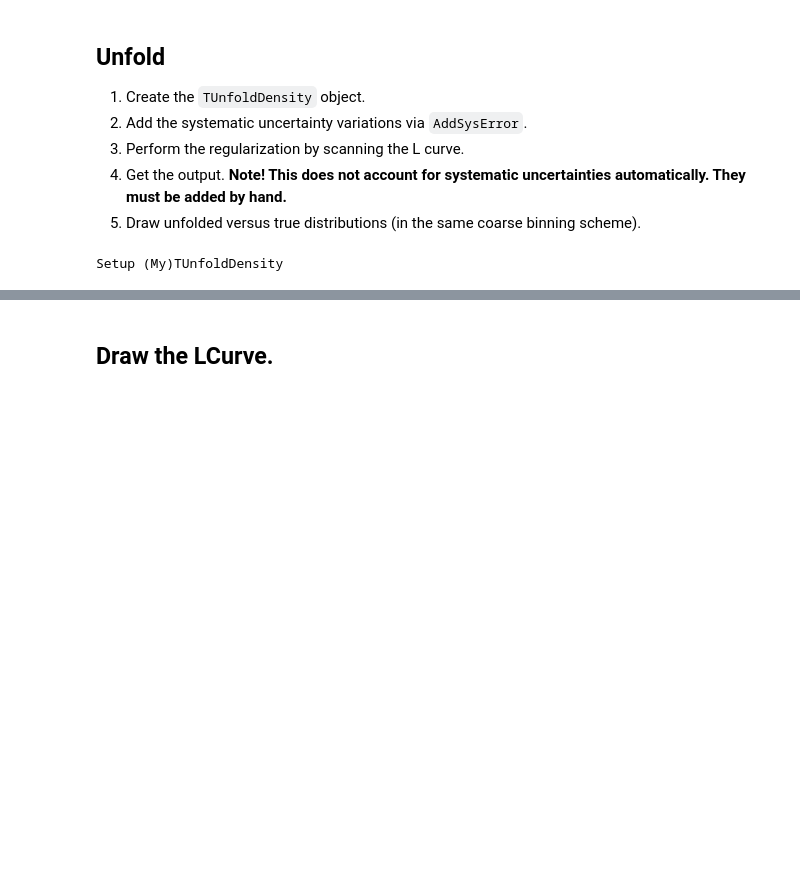
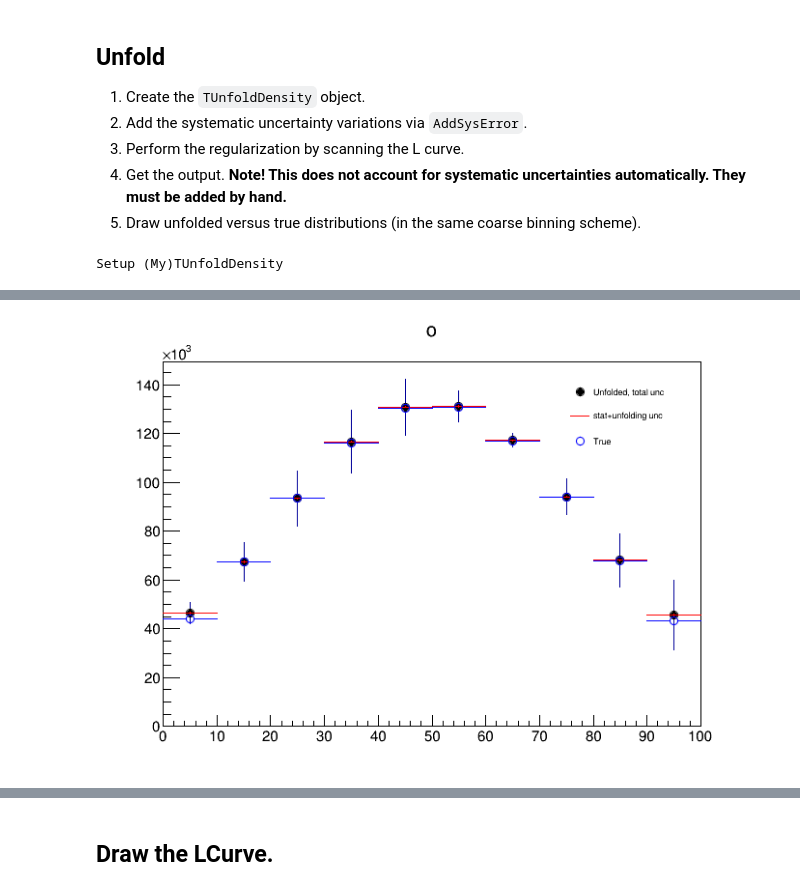
Before and after one commit to rappoccio/TUnfoldExamples, a Jupyter notebook: tunfoldsys_example_normalized.ipynb, the cells around one changed output, grey strips where cells are left out. Drawn from its saved outputs; the diff is of its cells as text; code cells hidden in the pictures; blank space fills up the shorter version.

```diff
--- a/tunfoldsys_example_normalized.ipynb
+++ b/tunfoldsys_example_normalized.ipynb
@@ -32,11 +28,13 @@ M1.SetTitle("+1#sigma")
 M2.SetTitle("-1#sigma")
 
 res = 1.0
-scaleup = 1.01
-scaledn = 0.99
+scaleup = 1.05
+scaledn = 0.95
 
 Npe = 10000
 v = np.linspace(minval, maxval, maxval+1)
+
+
 # First get a Gaussian centered at each bin with the experimental resolution
 rx = np.random.normal( loc=v, scale=res, size=(Npe,v.size) )
 ry = np.random.normal( loc=rx, scale=res)
@@ -171,26 +160,78 @@ axisSteering =  "*[b]"
 
 u = ROOT.MyTUnfoldDensity(M,orientation,regMode,con)
 u.SetInput( h )
-u.AddSysError(M1, "Up", orientation, ROOT.TUnfoldDensity.kSysErrModeShift)
-u.AddSysError(M2, "Dn", orientation, ROOT.TUnfoldDensity.kSysErrModeShift)
+u.AddSysError(M1, "Up", orientation, ROOT.TUnfoldDensity.kSysErrModeMatrix)
+u.AddSysError(M2, "Dn", orientation, ROOT.TUnfoldDensity.kSysErrModeMatrix)
 #ROOT.TUnfoldDensity.kSysErrModeRelative)# ROOT.TUnfoldDensity.kSysErrModeShift)
 
 # Regularize
+nScan=50
+tauMin=0.0
+tauMax=0.0
+iBest=0
 
-if regularize:
-    nScan=50
-    tauMin=0.0
-    tauMax=0.0
-    iBest=0
-
-    logTauX = ROOT.MakeNullPointer(ROOT.TSpline)
-    logTauY = ROOT.MakeNullPointer(ROOT.TSpline)
-    lCurve = ROOT.MakeNullPointer(ROOT.TGraph)
-    u.ScanLcurve(nScan,tauMin,tauMax,lCurve,logTauX,logTauY)
-
+logTauX = ROOT.MakeNullPointer(ROOT.TSpline)
+logTauY = ROOT.MakeNullPointer(ROOT.TSpline)
+lCurve = ROOT.MakeNullPointer(ROOT.TGraph)
+u.ScanLcurve(nScan,tauMin,tauMax,lCurve,logTauX,logTauY)
 
 # Get output... DOES NOT CONTAIN SYSTEMATICS.
 o = u.GetOutput("o")
+
+# Get systematic shifts of output
+o_up = u.GetDeltaSysSource("Up", "o_upshift", "+1#sigma")
+o_dn = u.GetDeltaSysSource("Dn", "o_dnshift", "-1#sigma")
+o_up.SetLineStyle(2)
+o_dn.SetLineStyle(2)
+
+# Get various covariances
+cov = u.GetEmatrixTotal("cov", "Covariance Matrix")
+cov_uncorr = u.GetEmatrixSysUncorr("cov_uncorr", "Covariance Matrix from Uncorrelated Uncertainties")
+cov_uncorr_data = u.GetEmatrixInput("cov_uncorr_data", "Covariance Matrix from Stat Uncertainties of Input Data")
+
+# Now prepare various distributions.
+o_unfunc = o.Clone("o_unc")        # Unfolding and stat unc
+o_sys = o.Clone("o_sys")        # Syst uncertainty
+o_unctot = o.Clone("o_unctot")  # Total uncertainty
+o_sys.SetLineStyle(2)
+
+# Create total uncertainty and sys uncertainty plots.
+# Also fix the uncertainties on the output
+for i in range( 0, o.GetNbinsX() + 1):
+    unc_tot = ROOT.TMath.Sqrt( cov.GetBinContent(i,i) )
+    o_unctot.SetBinContent(i, unc_tot )
+    o.SetBinError(i, unc_tot )
+
+    yup = abs( o_up.GetBinContent(i))
+    ydn = abs( o_dn.GetBinContent(i))
+    dy = ROOT.TMath.Sqrt( (yup**2 + ydn**2) )
+    o_sys.SetBinContent(i, dy )
+
+
+htrue2 = htrue.Clone("h2")
+htrue2.Rebin(finebins//coarsebins)
+o.SetMarkerStyle(20)
+o.SetMarkerColor(1)
+o_unfunc.SetMarkerStyle(0)
+o_unfunc.SetLineColor(2)
+htrue2.SetMarkerStyle(21)
+htrue2.SetMarkerColor(4)
+htrue2.SetMarkerStyle(4)
+htrue2.SetLineColor(4)
+
+c = ROOT.TCanvas("c","c")
+o.SetMinimum(0.0)
+o.Draw()
+o_unfunc.Draw("e same")
+htrue2.Draw("e same")
+leg2 = ROOT.TLegend(0.7, 0.7, 0.86, 0.86)
+leg2.SetBorderSize(0)
+leg2.SetFillColor(0)
+leg2.AddEntry( o, "Unfolded, total unc",'p')
+leg2.AddEntry( o_unfunc, "stat+unfolding unc",'l')
+leg2.AddEntry( htrue2, "True",'p')
+leg2.Draw()
+c.Draw()
 # %% [output]
 Setup (My)TUnfoldDensity
 Info in <TUnfold::SetConstraint>: fConstraint=1
@@ -212,0 +254 @@ Info in <TUnfoldDensity::ScanLcurve>: Result logtau=-2.498059 X=4.455743 Y=8.590
+[figure, added]
```
Also changed, not shown: parts of 36 cells of this notebook, 1 other file.
